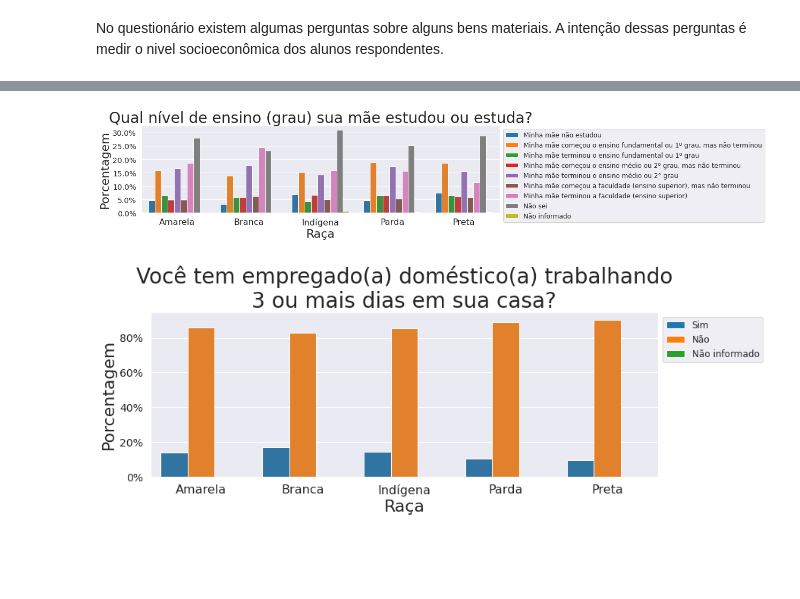
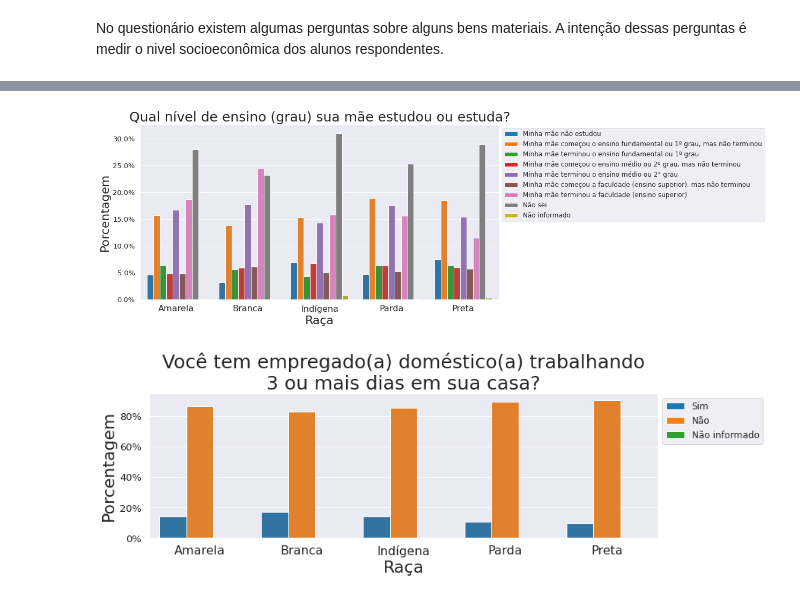
Before and after one commit to Brunomatarucco/Analise_PENSE, a Jupyter notebook: Bruno_matarucco_projeto_03_pense.ipynb, the cells around one changed output, grey strips where cells are left out. Cells and saved outputs as stored; diff of their text form; code cells hidden in the pictures; blank space fills up the shorter version.

```diff
--- a/Bruno_matarucco_projeto_03_pense.ipynb
+++ b/Bruno_matarucco_projeto_03_pense.ipynb
@@ -557,13 +535,13 @@ comparacao_barra_norm("VB01019","raca", 'Quantos banheiros c/ chuveiro têm em s
 # %%
-comparacao_barra_norm("VB01008A","raca", tamanho=(12,3))
+comparacao_barra_norm("VB01008A","raca", tamanho=(12,6))
 # %% [output]
-[figure, old version]
+[figure, new version]
 # %%
 comparacao_barra_norm("VB01020A","raca",
                       titulo="Você tem empregado(a) doméstico(a) trabalhando\n3 ou mais dias em sua casa?",
-                      tamanho=(12,4))
+                      tamanho=(12,3.5))
 # %% [output]
-[figure, old version]
+[figure, new version]
 # %%
 comparacao_barra_norm("VB01011","raca", tamanho=(12,4))
 # %% [output]
```
Also changed, not shown: parts of 71 cells of this notebook.
